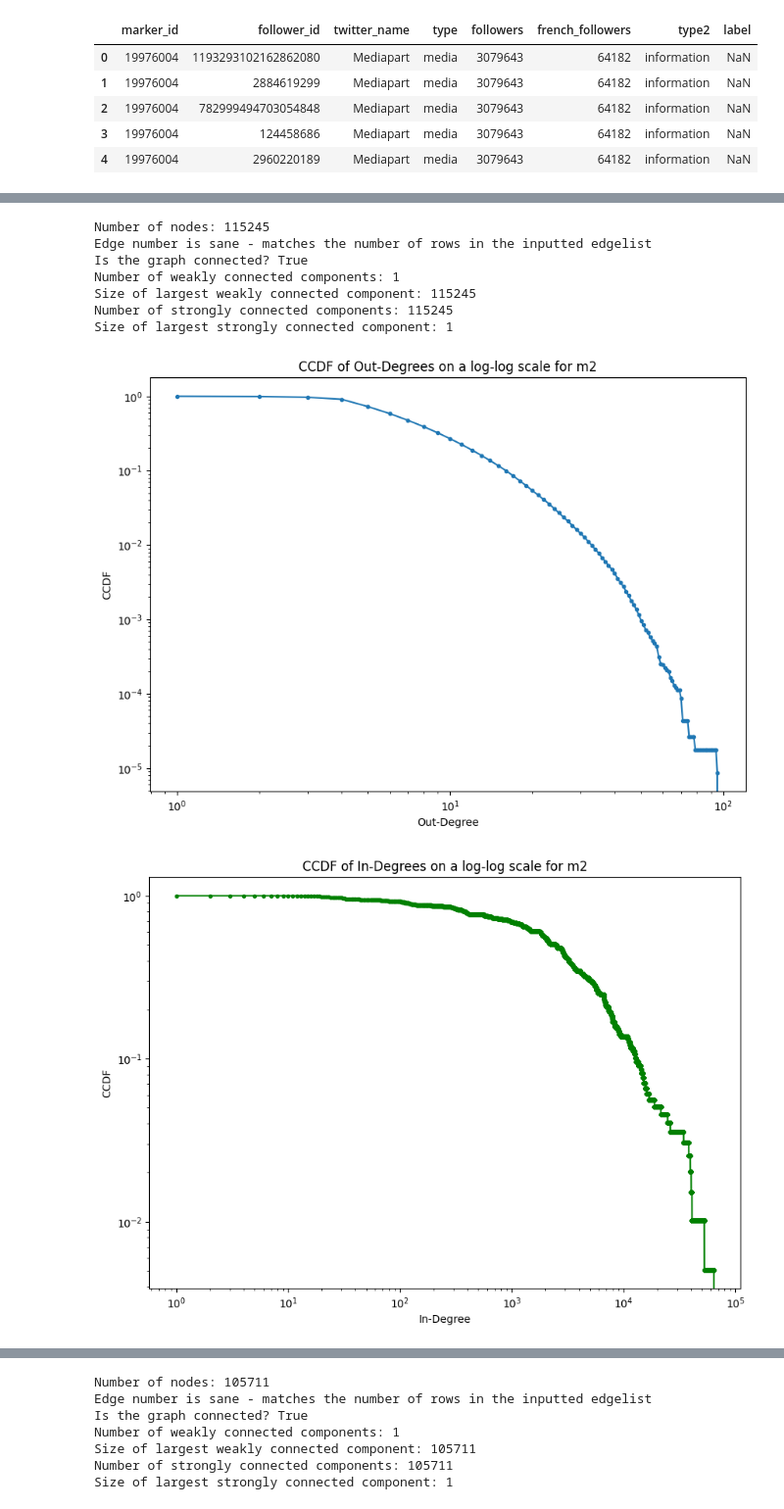
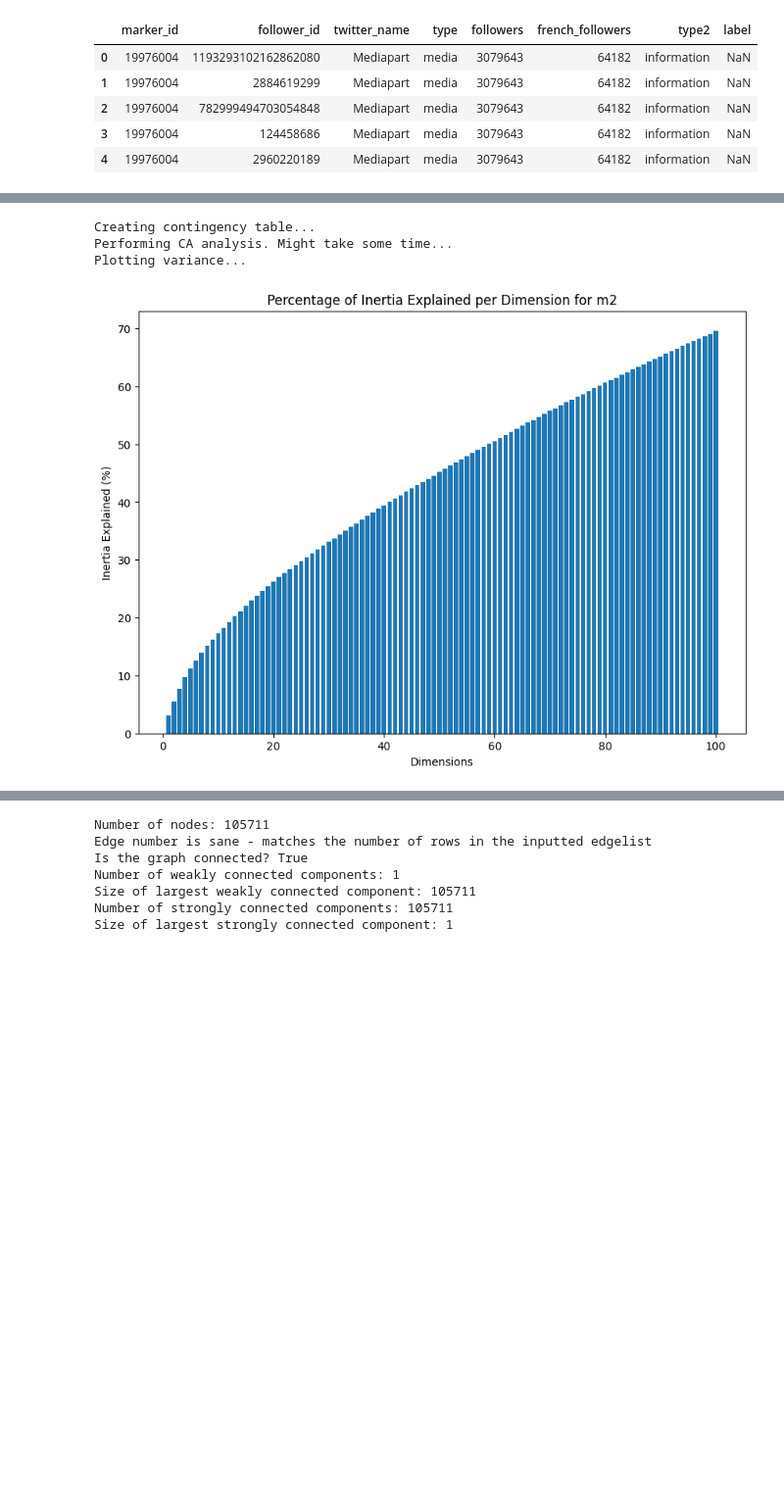
Before and after one commit to livtol99/Liv-Stage---FOCOS-Hand-Over, a Jupyter notebook: Code/Validation/CA_all_models.ipynb, the cells around one changed output, grey strips where cells are left out. Shown at 98% size. Saved outputs shown, nothing was run; the diff lists cells and outputs as text; code cells hidden in the pictures; blank space fills up the shorter version.

Commit message:
plots

```diff
--- a/Code/Validation/CA_all_models.ipynb
+++ b/Code/Validation/CA_all_models.ipynb
@@ -260,18 +268,14 @@ Marker: Europe1, Type: information, In-Degree Centrality: 0.34173164152956176
 # %%
 #m2
 importlib.reload(ca_pipeline)
 subset_name = 'm2'
 labeled = ca_pipeline.PipelineCorAnalysis(m2_df, subset_name)
 path = '/home/livtollanes/NewData/coordinates'
 #labeled.run_all(path)
-labeled.perform_graph_checks()
+#labeled.perform_graph_checks()
+labeled.perform_ca_pipeline(path)
 # %% [output]
-Number of nodes: 115245
-Edge number is sane - matches the number of rows in the inputted edgelist
-Is the graph connected? True
-Number of weakly connected components: 1
-Size of largest weakly connected component: 115245
-Number of strongly connected components: 115245
-Size of largest strongly connected component: 1
+Creating contingency table...
+Performing CA analysis. Might take some time...
+Plotting variance...
-[figure, old version]
+[figure, new version]
-[figure, removed]
```
Also changed, not shown: parts of 3 cells of this notebook, 4 other files.
